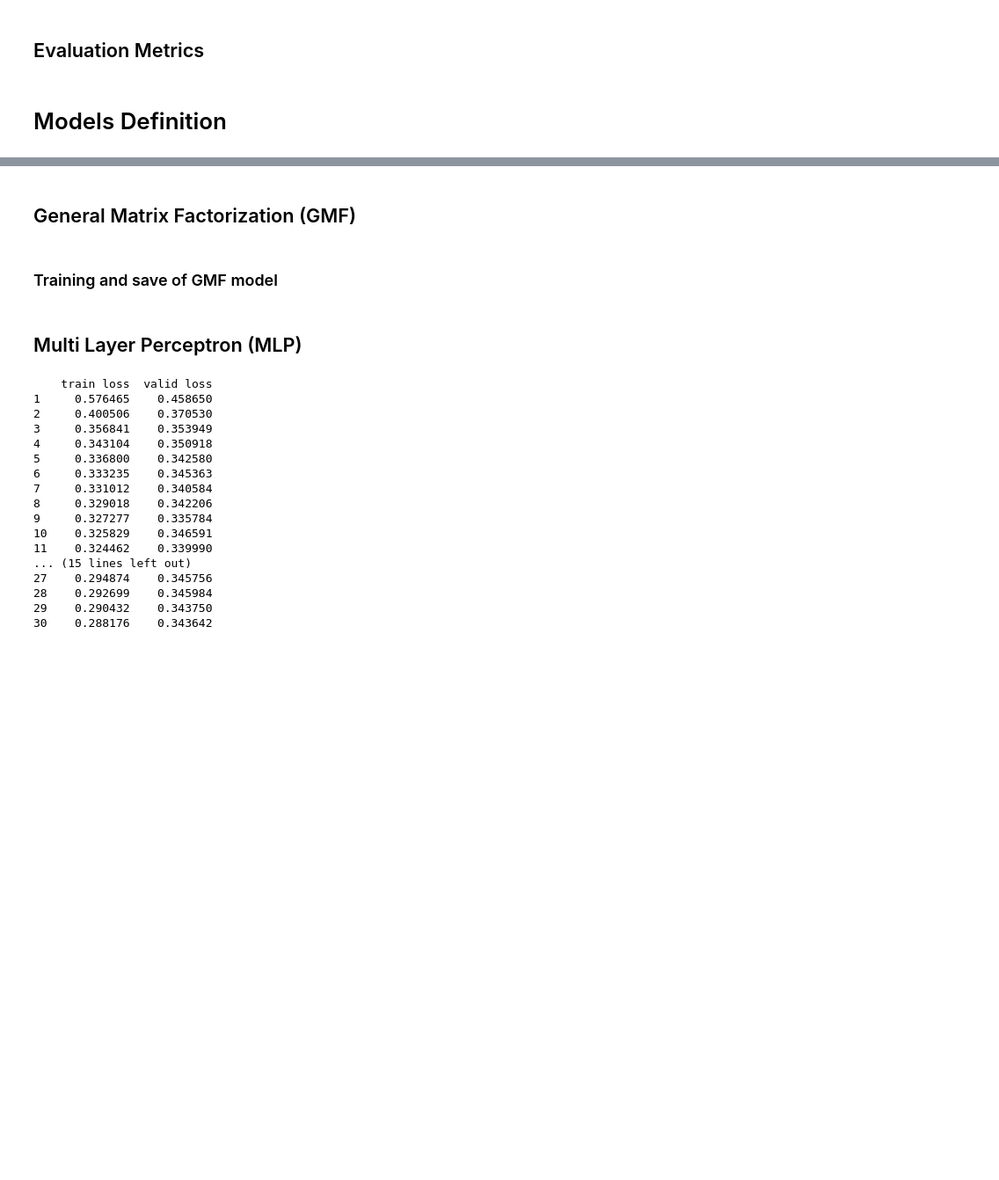
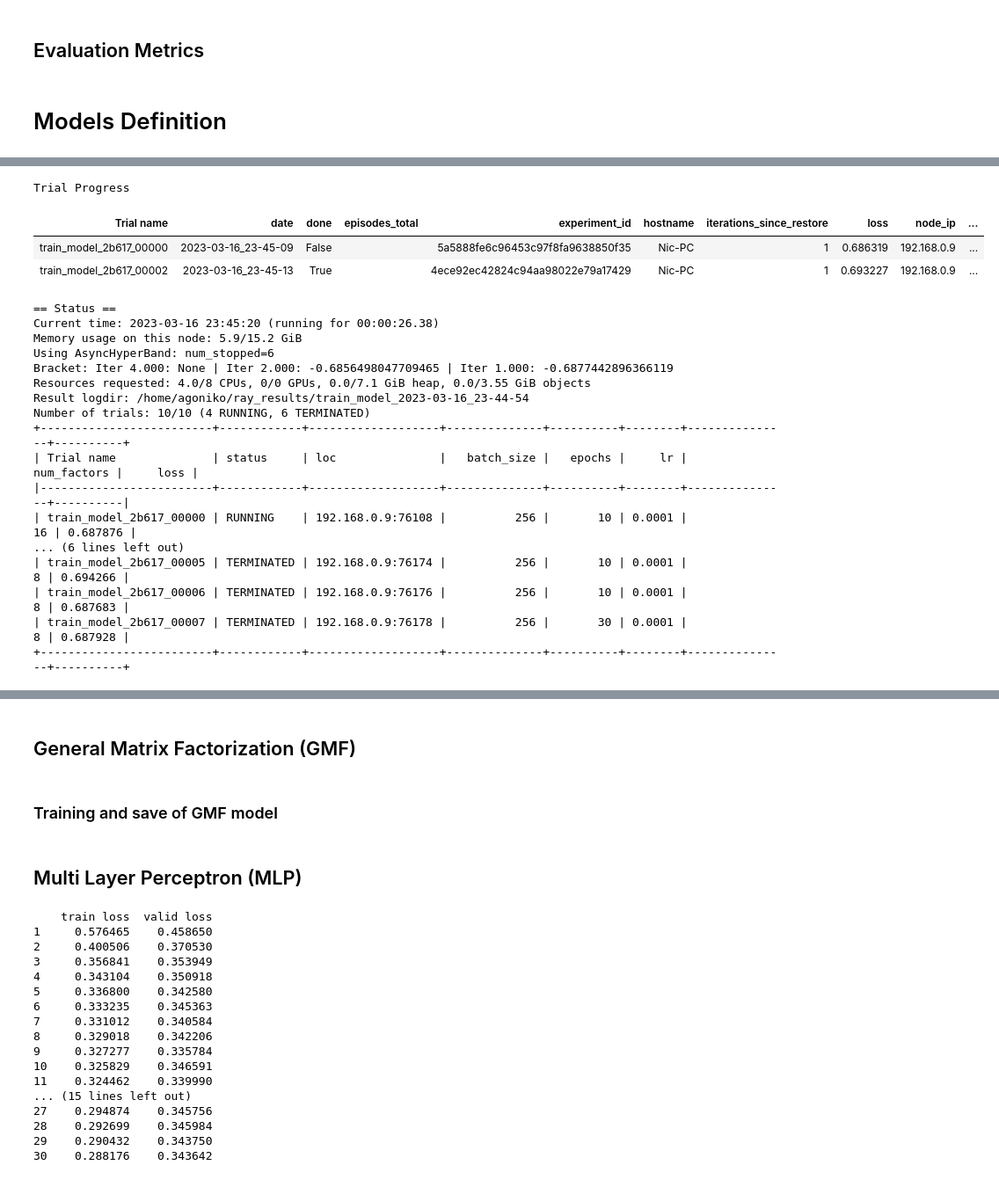
Before and after one commit to agoniko/Neural-Collaborative-Filtering, a Jupyter notebook: Assignment1.ipynb, the cells around one changed output, grey strips where cells are left out. Shown: that part at 88% size. Saved outputs shown, nothing was run; the diff lists cells and outputs as text; code cells hidden in the pictures; blank space fills up the shorter version.

Commit message:
first step of hyperparameter tuning

```diff
--- a/Assignment1.ipynb
+++ b/Assignment1.ipynb
@@ -33,8 +36,8 @@ device(type='cpu')
 ## PATH definition
 # %%
 # The path of the data
-PATH = './ml-100k/u.data'
-MODEL_PATH = './models/'
+PATH = '/home/agoniko/Desktop/Uni/DEEP_LEARNING/Neural_collaborative_filtering/Assignment1/ml-100k/u.data'
+MODEL_PATH = '/home/agoniko/Desktop/Uni/DEEP_LEARNING/Neural_collaborative_filtering/Assignment1/models/'
 # %% [markdown]
 ## Parameters definition
 # %%
@@ -367,16 +382,20 @@ def metrics(model, test_loader, top_k, device):
 # %%
 #trains and save the model and returns the lists of train_loss and validation_loss
-def train_model(model:nn.Module, train_loader: DataLoader, valid_loader: DataLoader, args):
+def train_model(config):
+    model = NeuMF(config['num_factors'], num_users, num_items, config['layers'])
+
+    train_loader, valid_loader, _, _ = data_loaders_from_data(PATH, batch_size = config['batch_size'])
+
     model = model.to(device)
 
     loss_function = nn.BCELoss()
-    optimizer = optim.Adam(model.parameters(), lr=args.lr)
+    optimizer = optim.Adam(model.parameters(), lr=config['lr'])
 
     # train, evaluation
     best_valid_loss = math.inf
     train_loss, valid_loss = [], []
 
-    for epoch in tqdm(range(args.epochs)):
+    for epoch in tqdm(range(config['epochs'])):
         model.train() # Enable dropout (if have).
         start_time = time.time()
 
@@ -412,12 +431,40 @@ def train_model(model:nn.Module, train_loader: DataLoader, valid_loader: DataLoa
         valid_loss.append(np.array(intermediate_valid_loss).mean())
         if valid_loss[epoch] < best_valid_loss:
             best_valid_loss = valid_loss[epoch]
-            if args.out:
+            if config['out']:
                 if not os.path.exists(MODEL_PATH):
                     os.mkdir(MODEL_PATH)
                 torch.save(model,
                     '{}{}{}.pt'.format(MODEL_PATH, model.__class__.__name__, model.factor_num))
 
-    losses = pd.DataFrame({"train loss":train_loss, "valid loss": valid_loss}, index=range(1, args.epochs+1))
+        with tune.checkpoint_dir(epoch) as checkpoint_dir:
+            path = os.path.join(checkpoint_dir, "checkpoint")
+            torch.save((model.state_dict(), optimizer.state_dict()), path)
+
+        tune.report(loss = valid_loss[epoch])
+
+    losses = pd.DataFrame({"train loss":train_loss, "valid loss": valid_loss}, index=range(1, config['epochs']+1))
     losses.to_csv('{}{}{}'.format(MODEL_PATH, model.__class__.__name__, model.factor_num))
     return train_loss, valid_loss
+# %%
+scheduler = ASHAScheduler(
+        metric="loss",
+        mode="min",
+        max_t=5,
+        grace_period=1,
+        reduction_factor=2)
+
+reporter = CLIReporter(
+        metric_columns=["loss"]
+)
+# %%
+result = tune.run(
+    #partial(train_model, data_dir="/home/agoniko/Desktop/Uni/DEEP_LEARNING/Neural_collaborative_filtering/Assignment1/checkpoints/"),
+    train_model,
+    resources_per_trial={"cpu": 1},
+    config=config,
+    num_samples=10,
+    scheduler=scheduler,
+    progress_reporter=reporter,
+    checkpoint_at_end=False)
+# %% [output]
@@ -423,0 +523,21 @@ def train_model(model:nn.Module, train_loader: DataLoader, valid_loader: DataLoa
+Trial Progress
+| Trial name | date | done | episodes_total | experiment_id | hostname | iterations_since_restore | loss | node_ip | ... |
+| train_model_2b617_00000 | 2023-03-16_23-45-09 | False |  | 5a5888fe6c96453c97f8fa9638850f35 | Nic-PC | 1 | 0.686319 | 192.168.0.9 | ... |
+| train_model_2b617_00002 | 2023-03-16_23-45-13 | True |  | 4ece92ec42824c94aa98022e79a17429 | Nic-PC | 1 | 0.693227 | 192.168.0.9 | ... |
+== Status ==
+Current time: 2023-03-16 23:45:20 (running for 00:00:26.38)
+Memory usage on this node: 5.9/15.2 GiB
+Using AsyncHyperBand: num_stopped=6
+Bracket: Iter 4.000: None | Iter 2.000: -0.6856498047709465 | Iter 1.000: -0.6877442896366119
+Resources requested: 4.0/8 CPUs, 0/0 GPUs, 0.0/7.1 GiB heap, 0.0/3.55 GiB objects
+Result logdir: /home/agoniko/ray_results/train_model_2023-03-16_23-44-54
+Number of trials: 10/10 (4 RUNNING, 6 TERMINATED)
++-------------------------+------------+-------------------+--------------+----------+--------+---------------+----------+
+| Trial name              | status     | loc               |   batch_size |   epochs |     lr |   num_factors |     loss |
+|-------------------------+------------+-------------------+--------------+----------+--------+---------------+----------|
+| train_model_2b617_00000 | RUNNING    | 192.168.0.9:76108 |          256 |       10 | 0.0001 |            16 | 0.687876 |
+... (6 lines left out)
+| train_model_2b617_00005 | TERMINATED | 192.168.0.9:76174 |          256 |       10 | 0.0001 |             8 | 0.694266 |
+| train_model_2b617_00006 | TERMINATED | 192.168.0.9:76176 |          256 |       10 | 0.0001 |             8 | 0.687683 |
+| train_model_2b617_00007 | TERMINATED | 192.168.0.9:76178 |          256 |       30 | 0.0001 |             8 | 0.687928 |
++-------------------------+------------+-------------------+--------------+----------+--------+---------------+----------+
```
Also changed, not shown: parts of 10 cells of this notebook, 3 other files.
